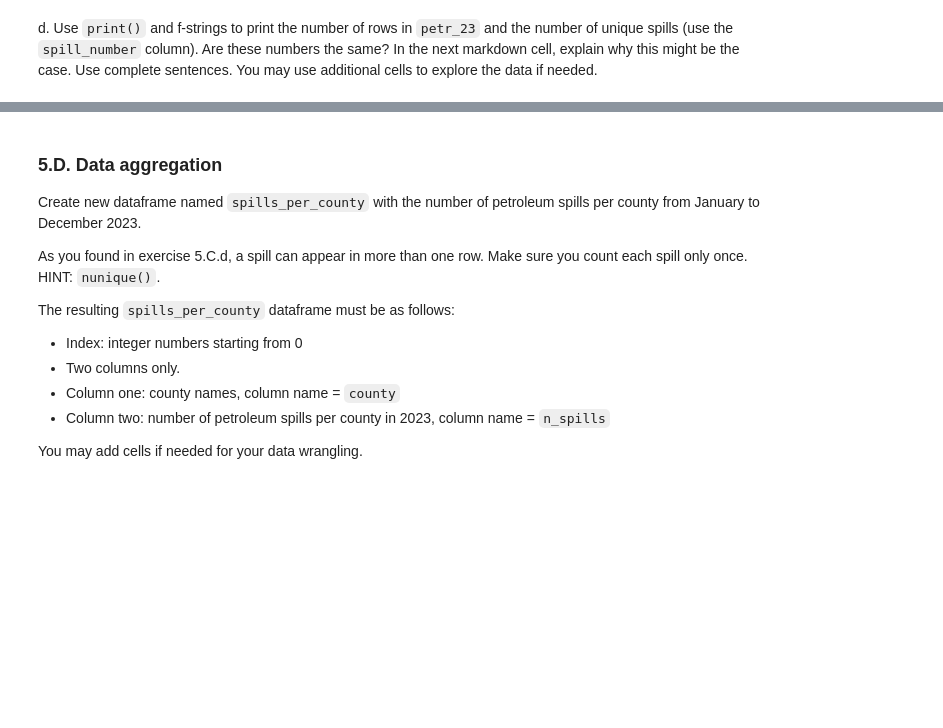
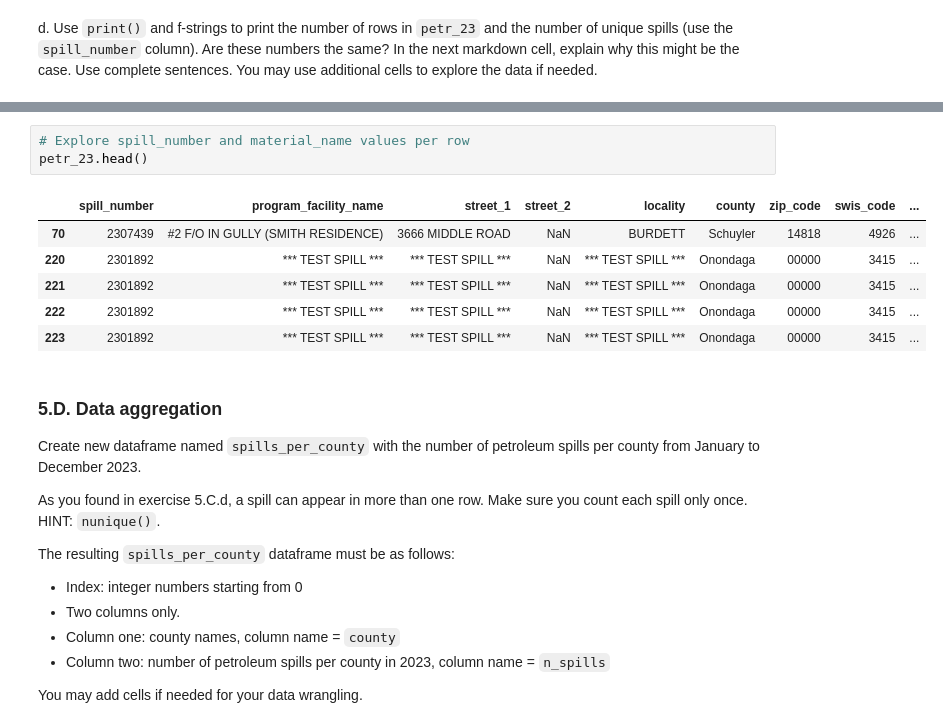
Before and after one commit to ssoriano22/eds220-hwk3, a Jupyter notebook: hwk3-task2-spills.ipynb, the cells around one changed output, grey strips where cells are left out. Saved outputs shown, nothing was run; the diff lists cells and outputs as text; blank space fills up the shorter version.

```diff
--- a/hwk3-task2-spills.ipynb
+++ b/hwk3-task2-spills.ipynb
@@ -364,3 +396,13 @@ _Type your answer here, replacing this text._
+# %%
+# Explore spill_number and material_name values per row
+petr_23.head()
+# %% [output]
+|  | spill_number | program_facility_name | street_1 | street_2 | locality | county | zip_code | swis_code | ... |
+| 70 | 2307439 | #2 F/O IN GULLY (SMITH RESIDENCE) | 3666 MIDDLE ROAD | NaN | BURDETT | Schuyler | 14818 | 4926 | ... |
+| 220 | 2301892 | *** TEST SPILL *** | *** TEST SPILL *** | NaN | *** TEST SPILL *** | Onondaga | 00000 | 3415 | ... |
+| 221 | 2301892 | *** TEST SPILL *** | *** TEST SPILL *** | NaN | *** TEST SPILL *** | Onondaga | 00000 | 3415 | ... |
+| 222 | 2301892 | *** TEST SPILL *** | *** TEST SPILL *** | NaN | *** TEST SPILL *** | Onondaga | 00000 | 3415 | ... |
+| 223 | 2301892 | *** TEST SPILL *** | *** TEST SPILL *** | NaN | *** TEST SPILL *** | Onondaga | 00000 | 3415 | ... |
 # %% [markdown]
 <!-- END QUESTION -->
 
```
Also changed, not shown: parts of 7 cells of this notebook.
